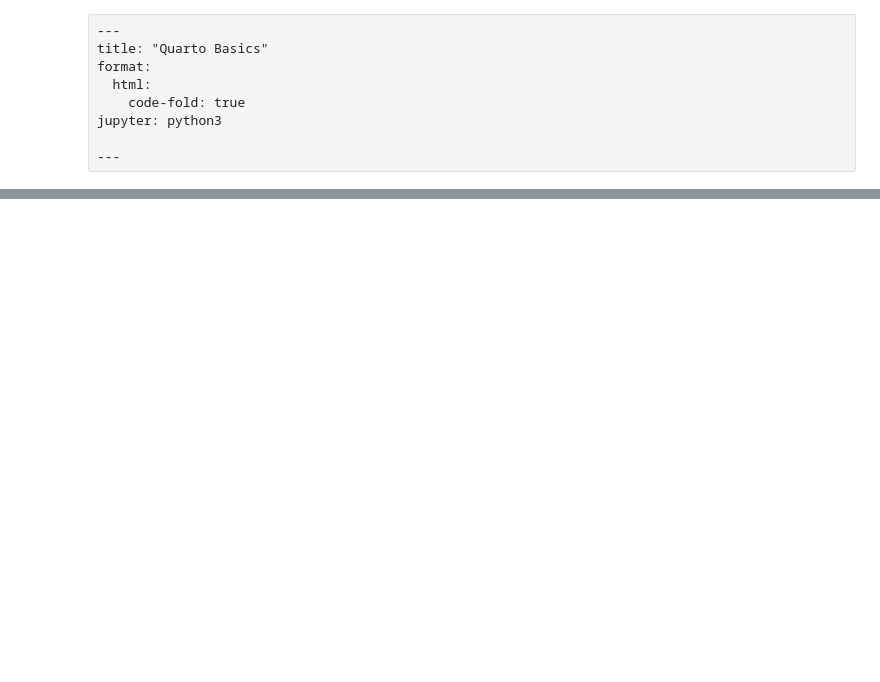
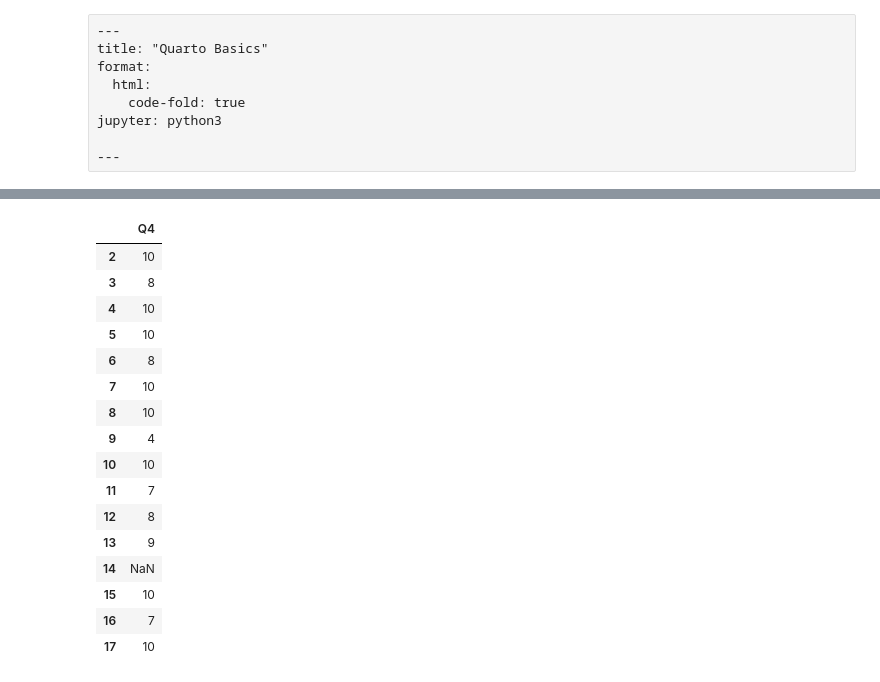
Before and after one commit to neon-ninja/QuartoSlides, a Jupyter notebook: Plots.ipynb, the cells around one changed output, grey strips where cells are left out. Drawn from its saved outputs; the diff is of its cells as text; code cells hidden in the pictures; blank space fills up the shorter version.

```diff
--- a/Plots.ipynb
+++ b/Plots.ipynb
@@ -485,3 +478,32 @@ fig.update_layout(
 fig.show()
 # %% [output]
 [interactive output not drawn]
+# %%
+#| label: demotion-promotion
+
+
+
+
+# Create a DataFrame with the new name "df_prom"
+df_promR1 = pd.DataFrame(df2.Q4)
+df_promR1
+# df_promR2 = pd.DataFrame(dfR22.Q4)
+# option_counts_total = df_promR1.merge(df_promR2, on="Option", how="outer")
+# %% [output]
+|  | Q4 |
+| 2 | 10 |
+| 3 | 8 |
+| 4 | 10 |
+| 5 | 10 |
+| 6 | 8 |
+| 7 | 10 |
+| 8 | 10 |
+| 9 | 4 |
+| 10 | 10 |
+| 11 | 7 |
+| 12 | 8 |
+| 13 | 9 |
+| 14 | NaN |
+| 15 | 10 |
+| 16 | 7 |
+| 17 | 10 |
```
Also changed, not shown: parts of 6 cells of this notebook, 3 other files.
